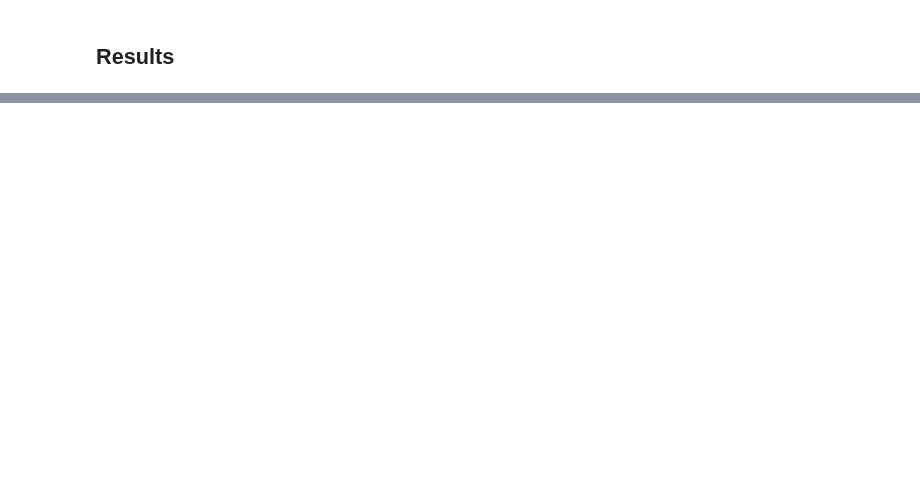
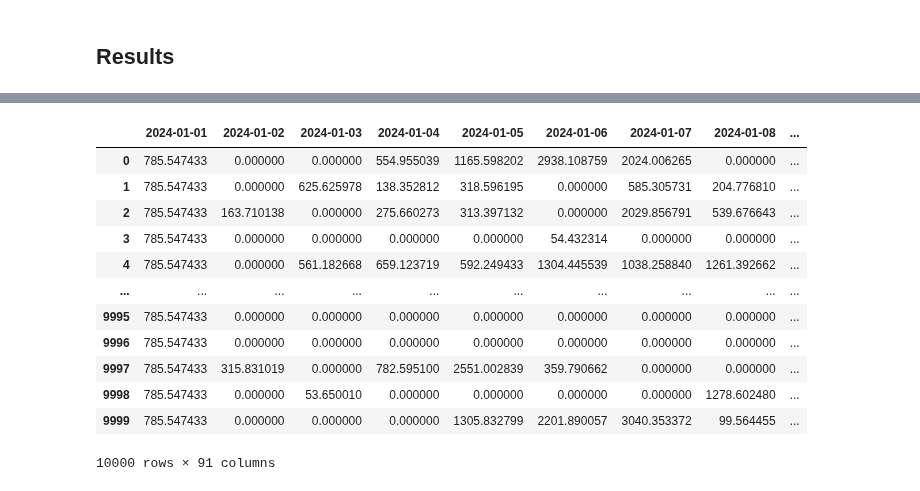
Before and after one commit to amacias-afma/montecarlohedge, a Jupyter notebook: main.ipynb, the cells around one changed output, grey strips where cells are left out. Saved outputs shown, nothing was run; the diff lists cells and outputs as text; code cells hidden in the pictures; blank space fills up the shorter version.

```diff
--- a/main.ipynb
+++ b/main.ipynb
@@ -311,0 +330,16 @@ plt.show()
+# %%
+intrinsic_results['margrabe_2']
+# %% [output]
+|  | 2024-01-01 | 2024-01-02 | 2024-01-03 | 2024-01-04 | 2024-01-05 | 2024-01-06 | 2024-01-07 | 2024-01-08 | ... |
+| 0 | 785.547433 | 0.000000 | 0.000000 | 554.955039 | 1165.598202 | 2938.108759 | 2024.006265 | 0.000000 | ... |
+| 1 | 785.547433 | 0.000000 | 625.625978 | 138.352812 | 318.596195 | 0.000000 | 585.305731 | 204.776810 | ... |
+| 2 | 785.547433 | 163.710138 | 0.000000 | 275.660273 | 313.397132 | 0.000000 | 2029.856791 | 539.676643 | ... |
+| 3 | 785.547433 | 0.000000 | 0.000000 | 0.000000 | 0.000000 | 54.432314 | 0.000000 | 0.000000 | ... |
+| 4 | 785.547433 | 0.000000 | 561.182668 | 659.123719 | 592.249433 | 1304.445539 | 1038.258840 | 1261.392662 | ... |
+| ... | ... | ... | ... | ... | ... | ... | ... | ... | ... |
+| 9995 | 785.547433 | 0.000000 | 0.000000 | 0.000000 | 0.000000 | 0.000000 | 0.000000 | 0.000000 | ... |
+| 9996 | 785.547433 | 0.000000 | 0.000000 | 0.000000 | 0.000000 | 0.000000 | 0.000000 | 0.000000 | ... |
+| 9997 | 785.547433 | 315.831019 | 0.000000 | 782.595100 | 2551.002839 | 359.790662 | 0.000000 | 0.000000 | ... |
+| 9998 | 785.547433 | 0.000000 | 53.650010 | 0.000000 | 0.000000 | 0.000000 | 0.000000 | 1278.602480 | ... |
+| 9999 | 785.547433 | 0.000000 | 0.000000 | 0.000000 | 1305.832799 | 2201.890057 | 3040.353372 | 99.564455 | ... |
+10000 rows × 91 columns
```
Also changed, not shown: parts of 6 cells of this notebook, 9 other files.
